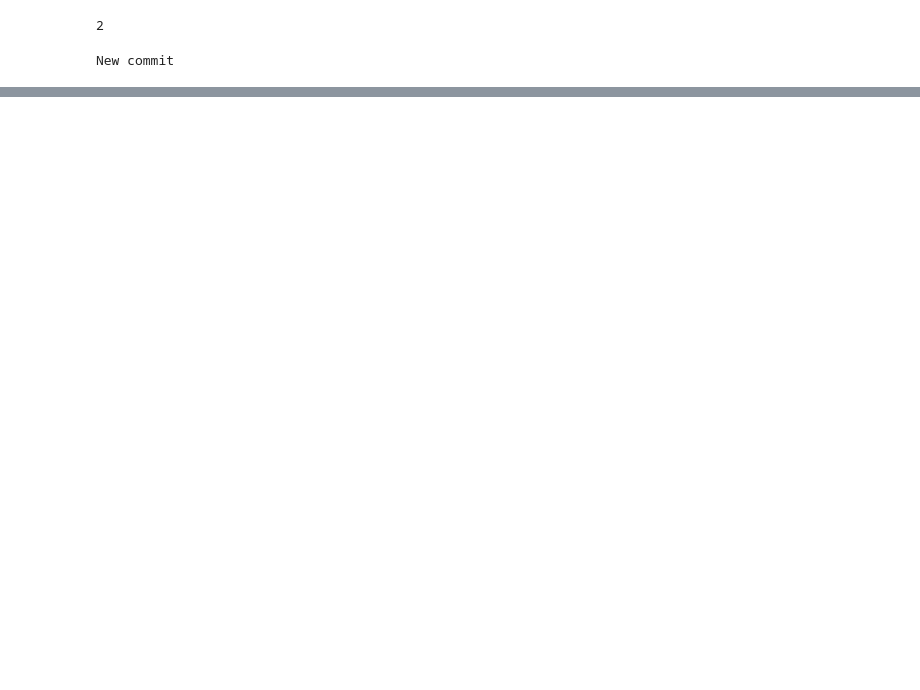
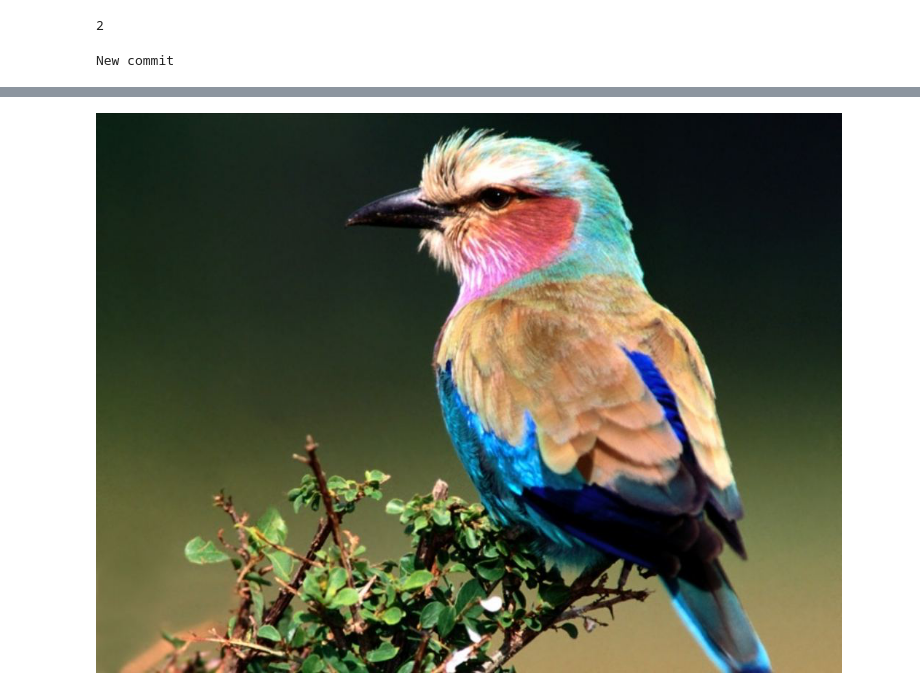
Before and after one commit to munisdev86/fastai-dl-pt1, a Jupyter notebook: intro.ipynb, the cells around one changed output, grey strips where cells are left out. Cells and saved outputs as stored; diff of their text form; code cells hidden in the pictures; blank space fills up the shorter version.

```diff
--- a/intro.ipynb
+++ b/intro.ipynb
@@ -11,0 +72,4 @@ New commit
+# %%
+im.to_thumb(1024,1024)
+# %% [output]
+[figure, added]
```
Also changed, not shown: parts of 12 cells of this notebook.
